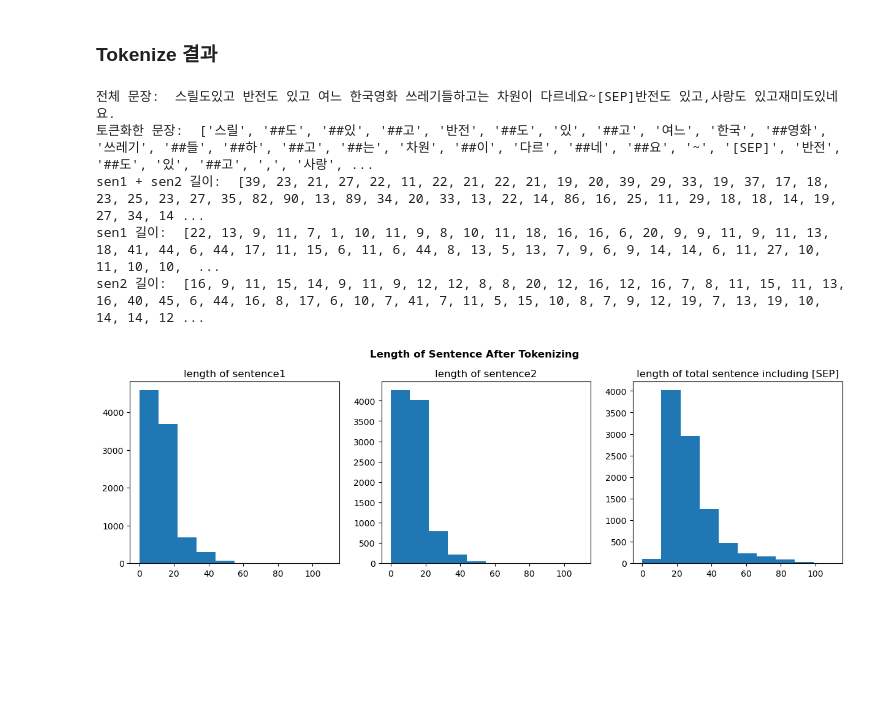
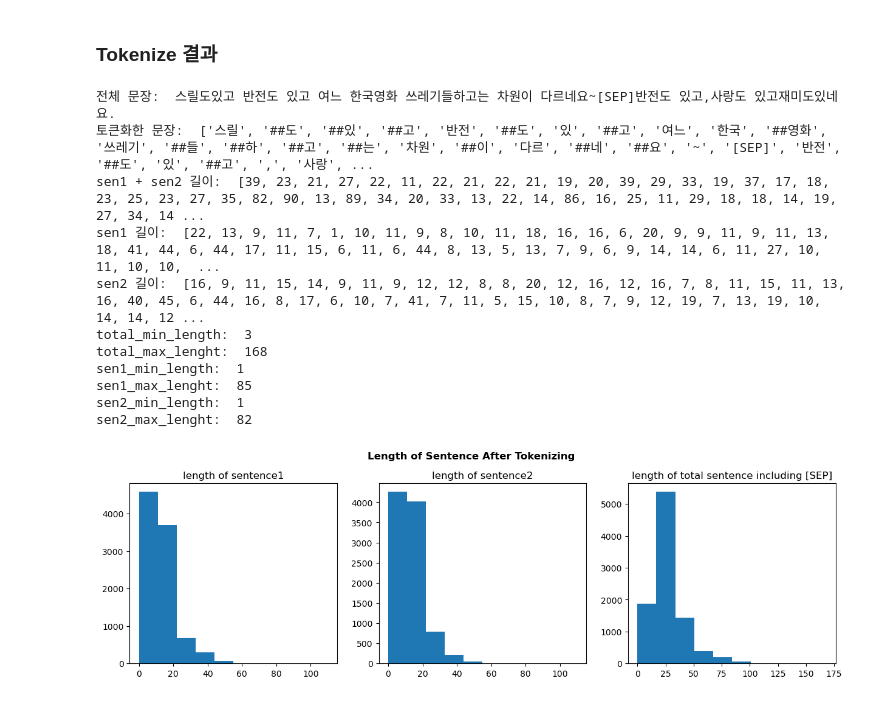
Before and after one commit to boostcampaitech6/level1-semantictextsimilarity-nlp-12, a Jupyter notebook: EDA.ipynb, the cells around one changed output. Drawn from its saved outputs; the diff is of its cells as text; code cells hidden in the pictures; blank space fills up the shorter version.

```diff
--- a/EDA.ipynb
+++ b/EDA.ipynb
@@ -161,26 +167,40 @@ print('토큰화한 문장: ', total_tokenize[0])
 print('sen1 + sen2 길이: ', len_sentence)
 print('sen1 길이: ', len_sentence1)
 print('sen2 길이: ', len_sentence2)
+print('total_min_length: ', min(len_sentence))
+print('total_max_lenght: ', max(len_sentence))
+
+print('sen1_min_length: ', min(len_sentence1))
+print('sen1_max_lenght: ', max(len_sentence1))
+
+print('sen2_min_length: ', min(len_sentence2))
+print('sen2_max_lenght: ', max(len_sentence2))
 # %% [output]
 전체 문장:  스릴도있고 반전도 있고 여느 한국영화 쓰레기들하고는 차원이 다르네요~[SEP]반전도 있고,사랑도 있고재미도있네요.
 토큰화한 문장:  ['스릴', '##도', '##있', '##고', '반전', '##도', '있', '##고', '여느', '한국', '##영화', '쓰레기', '##들', '##하', '##고', '##는', '차원', '##이', '다르', '##네', '##요', '~', '[SEP]', '반전', '##도', '있', '##고', ',', '사랑', ...
 sen1 + sen2 길이:  [39, 23, 21, 27, 22, 11, 22, 21, 22, 21, 19, 20, 39, 29, 33, 19, 37, 17, 18, 23, 25, 23, 27, 35, 82, 90, 13, 89, 34, 20, 33, 13, 22, 14, 86, 16, 25, 11, 29, 18, 18, 14, 19, 27, 34, 14 ...
 sen1 길이:  [22, 13, 9, 11, 7, 1, 10, 11, 9, 8, 10, 11, 18, 16, 16, 6, 20, 9, 9, 11, 9, 11, 13, 18, 41, 44, 6, 44, 17, 11, 15, 6, 11, 6, 44, 8, 13, 5, 13, 7, 9, 6, 9, 14, 14, 6, 11, 27, 10, 11, 10, 10,  ...
 sen2 길이:  [16, 9, 11, 15, 14, 9, 11, 9, 12, 12, 8, 8, 20, 12, 16, 12, 16, 7, 8, 11, 15, 11, 13, 16, 40, 45, 6, 44, 16, 8, 17, 6, 10, 7, 41, 7, 11, 5, 15, 10, 8, 7, 9, 12, 19, 7, 13, 19, 10, 14, 14, 12 ...
+total_min_length:  3
+total_max_lenght:  168
+sen1_min_length:  1
+sen1_max_lenght:  85
+sen2_min_length:  1
+sen2_max_lenght:  82
 # %%
 fig, axes = plt.subplots(1, 3, figsize=(15, 4))
 
 axes[0].hist(len_sentence1, bins = 10, range = (0, 110))
 axes[0].set_title('length of sentence1')
 
 axes[1].hist(len_sentence2, bins = 10, range = (0, 110))
 axes[1].set_title('length of sentence2')
 
-axes[2].hist(len_sentence, bins = 10, range = (0, 110))
+axes[2].hist(len_sentence, bins = 10, range = (0, 168))
 axes[2].set_title('length of total sentence including [SEP]')
 
 plt.suptitle('Length of Sentence After Tokenizing', fontweight='bold')
 plt.subplots_adjust(top=0.85)
 plt.show()
 # %% [output]
-[figure, old version]
+[figure, new version]
```
Also changed, not shown: parts of 1 cell of this notebook.
